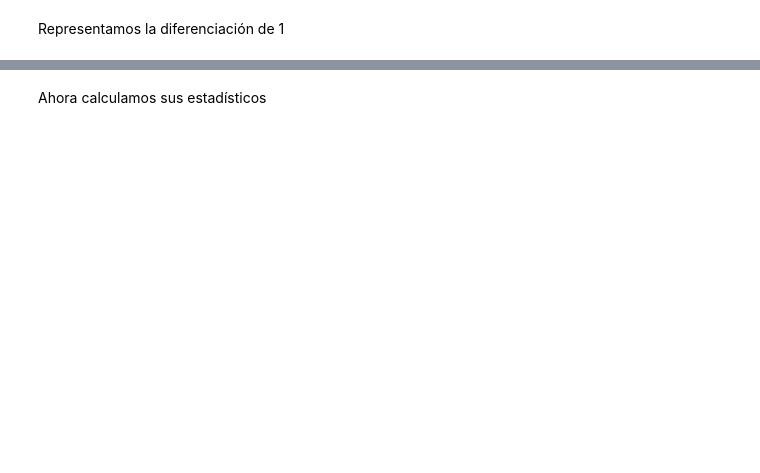
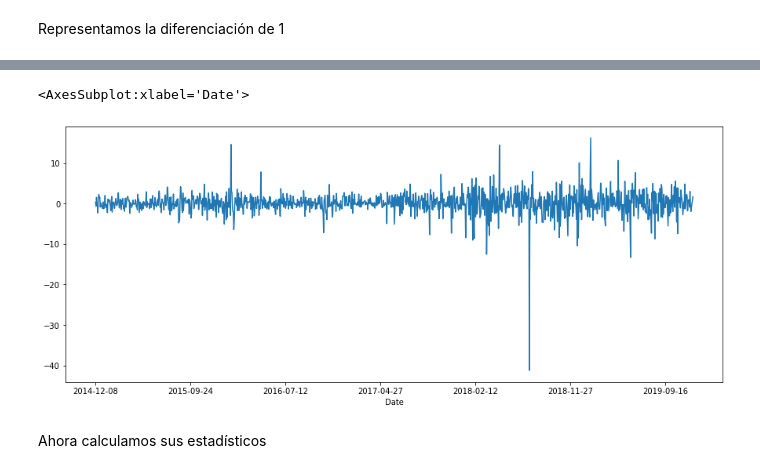
Before and after one commit to albertoromv/thebridge_ft_abr21, a Jupyter notebook: 3-Machine Learning/4-Time_Series/2 - Stationary & Lags - aula.ipynb, the cells around one changed output, grey strips where cells are left out. Cells and saved outputs as stored; diff of their text form; code cells hidden in the pictures; blank space fills up the shorter version.

```diff
--- a/3-Machine Learning/4-Time_Series/2 - Stationary & Lags - aula.ipynb
+++ b/3-Machine Learning/4-Time_Series/2 - Stationary & Lags - aula.ipynb
@@ -63,0 +57,5 @@ Para solucionar esto, diferenciamos la serie. Normalmente con una diferenciació
+# %%
+series2 = series[['Close']].copy()
+series2['close_diff_1'] = series2["Close"].diff(1)
+series2["close_diff_2"] = series2["Close"].diff(2)
+series2.head()
@@ -70,2 +72,7 @@ Representamos la diferenciación de 1
+# %%
+series2["close_diff_1"].plot(figsize=(15,6))
+# %% [output]
+<AxesSubplot:xlabel='Date'>
+[figure, added]
 # %% [markdown]
 Ahora calculamos sus estadísticos
```
Also changed, not shown: parts of 33 cells of this notebook, 4 other files.
